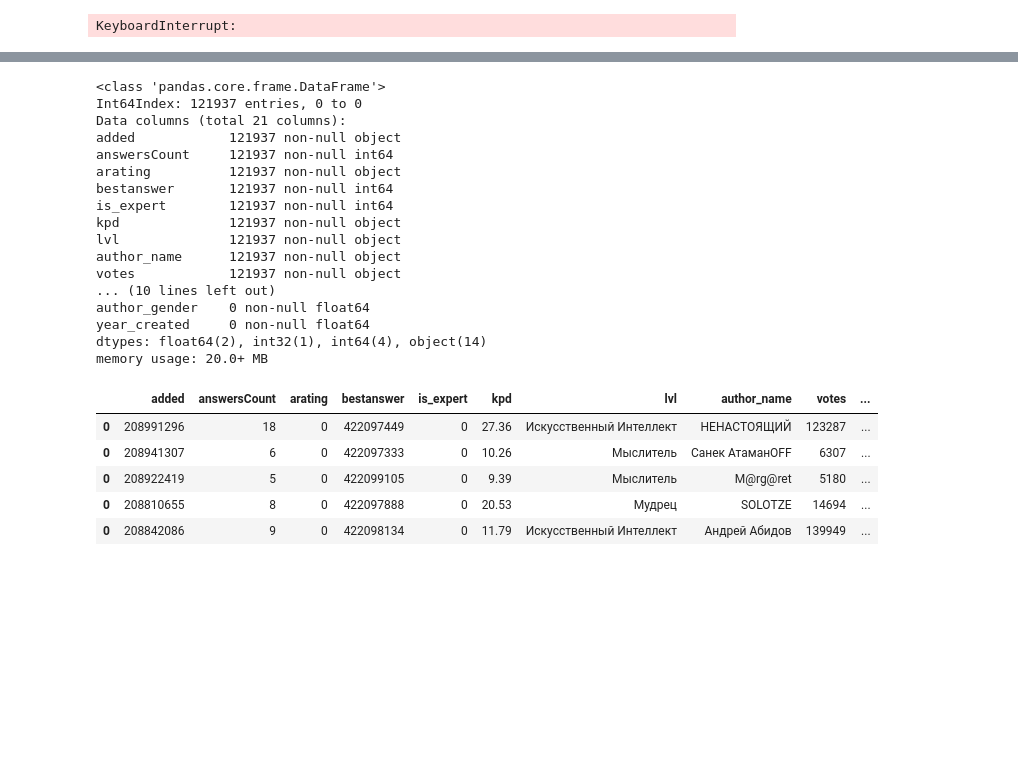
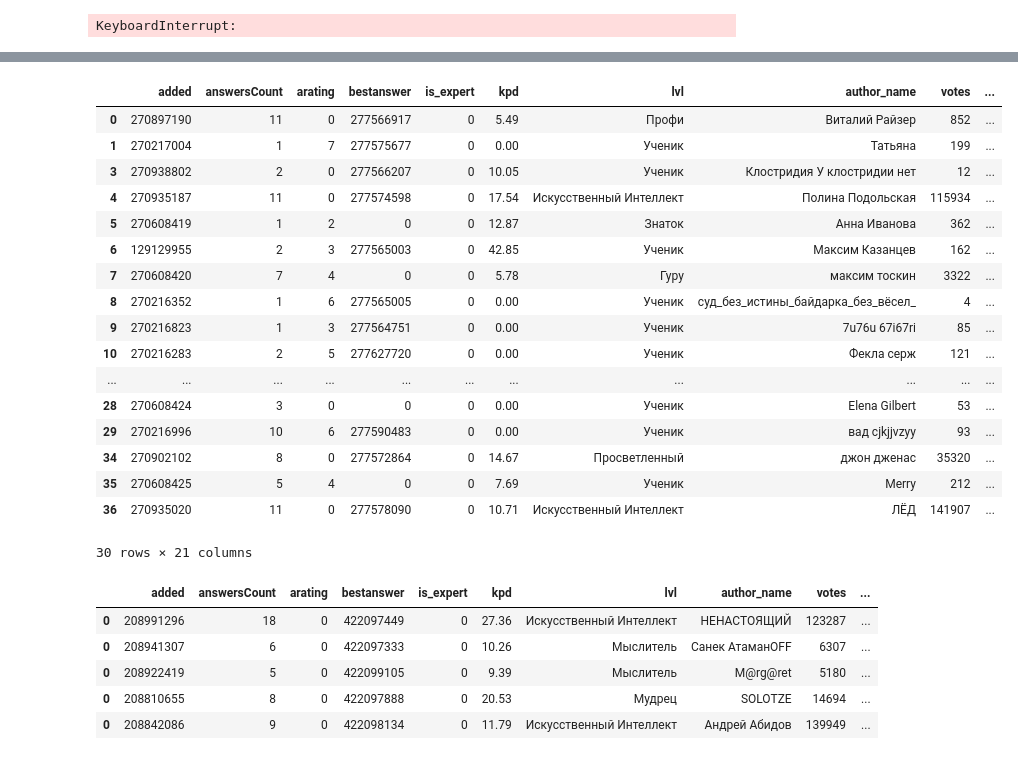
Before and after one commit to tolya231/questions-answers-services, a Jupyter notebook: mail.ru/mailru.ipynb, the cells around one changed output, grey strips where cells are left out. Drawn from its saved outputs; the diff is of its cells as text; code cells hidden in the pictures; blank space fills up the shorter version.

```diff
--- a/mail.ru/mailru.ipynb
+++ b/mail.ru/mailru.ipynb
@@ -49,7 +48,7 @@ questions_df = questions_df.append(questions)
 # %%
 questions_df.to_csv(index=False, path_or_buf='mailru.csv')
 # %%
-questions_df = pd.read_csv('mailru2.csv')
+questions_df = pd.read_csv('mailru.csv')
 # %%
 questions_df.head(20)
 # %% [output]
@@ -185,26 +184,27 @@ def tags_mapper(service_name, tag):
             return 'Образование'
         if tag == 'Вопрос' or tag == 'Мифы' or tag == 'Сверхъестественное' or tag == 'Будущее' or tag == 'Лайфхак' or tag == 'Дом' or tag == 'Главная страница' or tag == 'TheQuestion' or tag == 'Классная история' or tag == 'Зашкваршн' or tag == 'Зачем я это узнал?' or tag == 'Быт' or tag == 'Архитектура' or tag == 'Темы нет' or tag == 'Что будет если' or tag == 'Этикет' or tag == 'Как это работает?' or tag == 'Урбанистика' or tag == 'Что будет, если' or tag == 'thequestion':
             return 'Другое'
-# %%
-questions_df.info()
-# %% [output]
-<class 'pandas.core.frame.DataFrame'>
-Int64Index: 121937 entries, 0 to 0
-Data columns (total 21 columns):
-added            121937 non-null object
-answersCount     121937 non-null int64
-arating          121937 non-null object
-bestanswer       121937 non-null int64
-is_expert        121937 non-null int64
-kpd              121937 non-null object
-lvl              121937 non-null object
-author_name      121937 non-null object
-votes            121937 non-null object
-... (10 lines left out)
-author_gender    0 non-null float64
-year_created     0 non-null float64
-dtypes: float64(2), int32(1), int64(4), object(14)
-memory usage: 20.0+ MB
+# %%
+questions_df.head(30)
+# %% [output]
+|  | added | answersCount | arating | bestanswer | is_expert | kpd | lvl | author_name | votes | ... |
+| 0 | 270897190 | 11 | 0 | 277566917 | 0 | 5.49 | Профи | Виталий Райзер | 852 | ... |
+| 1 | 270217004 | 1 | 7 | 277575677 | 0 | 0.00 | Ученик | Татьяна | 199 | ... |
+| 3 | 270938802 | 2 | 0 | 277566207 | 0 | 10.05 | Ученик | Клостридия У клостридии нет | 12 | ... |
+| 4 | 270935187 | 11 | 0 | 277574598 | 0 | 17.54 | Искусственный Интеллект | Полина Подольская | 115934 | ... |
+| 5 | 270608419 | 1 | 2 | 0 | 0 | 12.87 | Знаток | Анна Иванова | 362 | ... |
+| 6 | 129129955 | 2 | 3 | 277565003 | 0 | 42.85 | Ученик | Максим Казанцев | 162 | ... |
+| 7 | 270608420 | 7 | 4 | 0 | 0 | 5.78 | Гуру | максим тоскин | 3322 | ... |
+| 8 | 270216352 | 1 | 6 | 277565005 | 0 | 0.00 | Ученик | суд_без_истины_байдарка_без_вёсел_ | 4 | ... |
+| 9 | 270216823 | 1 | 3 | 277564751 | 0 | 0.00 | Ученик | 7u76u 67i67ri | 85 | ... |
+| 10 | 270216283 | 2 | 5 | 277627720 | 0 | 0.00 | Ученик | Фекла серж | 121 | ... |
+| ... | ... | ... | ... | ... | ... | ... | ... | ... | ... | ... |
+| 28 | 270608424 | 3 | 0 | 0 | 0 | 0.00 | Ученик | Elena Gilbert | 53 | ... |
+| 29 | 270216996 | 10 | 6 | 277590483 | 0 | 0.00 | Ученик | вад cjkjjvzyy | 93 | ... |
+| 34 | 270902102 | 8 | 0 | 277572864 | 0 | 14.67 | Просветленный | джон дженас | 35320 | ... |
+| 35 | 270608425 | 5 | 4 | 0 | 0 | 7.69 | Ученик | Merry | 212 | ... |
+| 36 | 270935020 | 11 | 0 | 277578090 | 0 | 10.71 | Искусственный Интеллект | ЛЁД | 141907 | ... |
+30 rows × 21 columns
 # %%
 questions_df.rename(columns={'anscnt': 'answersCount', 'nick': 'author_name', 'qtext': 'title', 'points': 'votes'}, inplace=True)
 questions_df['bestanswer'] = questions_df['bestanswer'].astype('int64')
```
Also changed, not shown: parts of 2 cells of this notebook.
